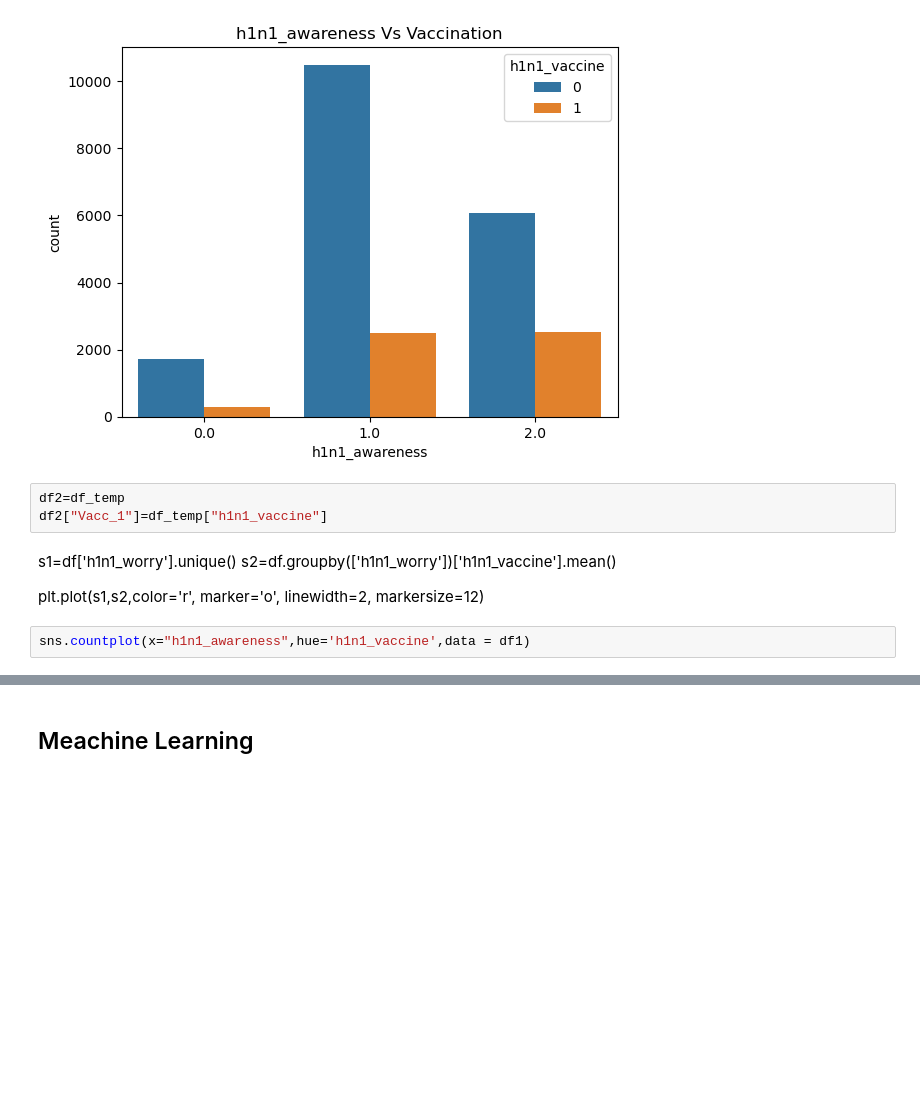
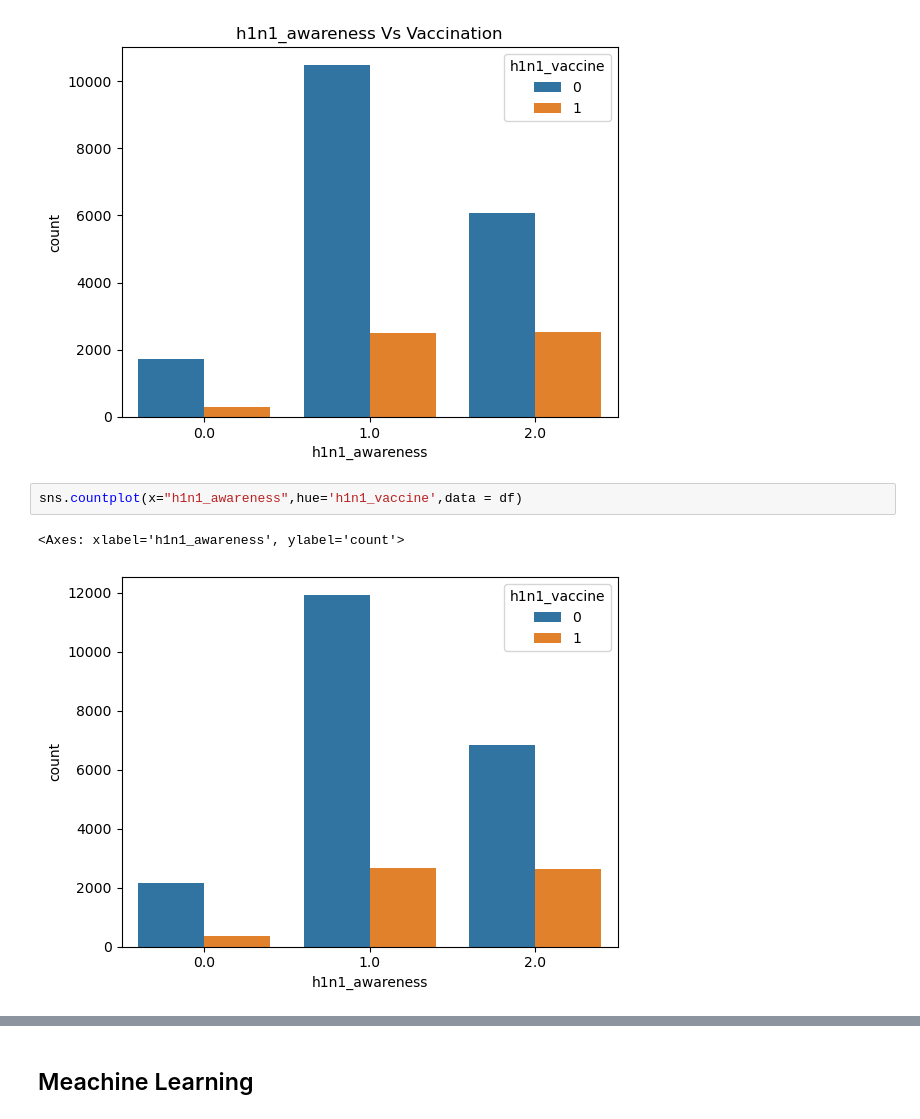
Before and after one commit to Raams-codes/vaccine-prediction-Using-Logistic-Regression, a Jupyter notebook: Vaccine prediction.ipynb, the cells around one changed output, grey strips where cells are left out. Drawn from its saved outputs; the diff is of its cells as text; blank space fills up the shorter version.

```diff
--- a/Vaccine prediction.ipynb
+++ b/Vaccine prediction.ipynb
@@ -269,13 +278,8 @@ plt.title("h1n1_awareness Vs Vaccination")
 # %% [output]
 Text(0.5, 1.0, 'h1n1_awareness Vs Vaccination')
 [figure]
-# %%
-df2=df_temp
-df2["Vacc_1"]=df_temp["h1n1_vaccine"]
-# %% [markdown]
-s1=df['h1n1_worry'].unique()
-s2=df.groupby(['h1n1_worry'])['h1n1_vaccine'].mean()
-
-plt.plot(s1,s2,color='r', marker='o', linewidth=2, markersize=12)
 # %%
-sns.countplot(x="h1n1_awareness",hue='h1n1_vaccine',data = df1)
+sns.countplot(x="h1n1_awareness",hue='h1n1_vaccine',data = df)
+# %% [output]
+<Axes: xlabel='h1n1_awareness', ylabel='count'>
+[figure, added]
```
Also changed, not shown: parts of 32 cells of this notebook.
